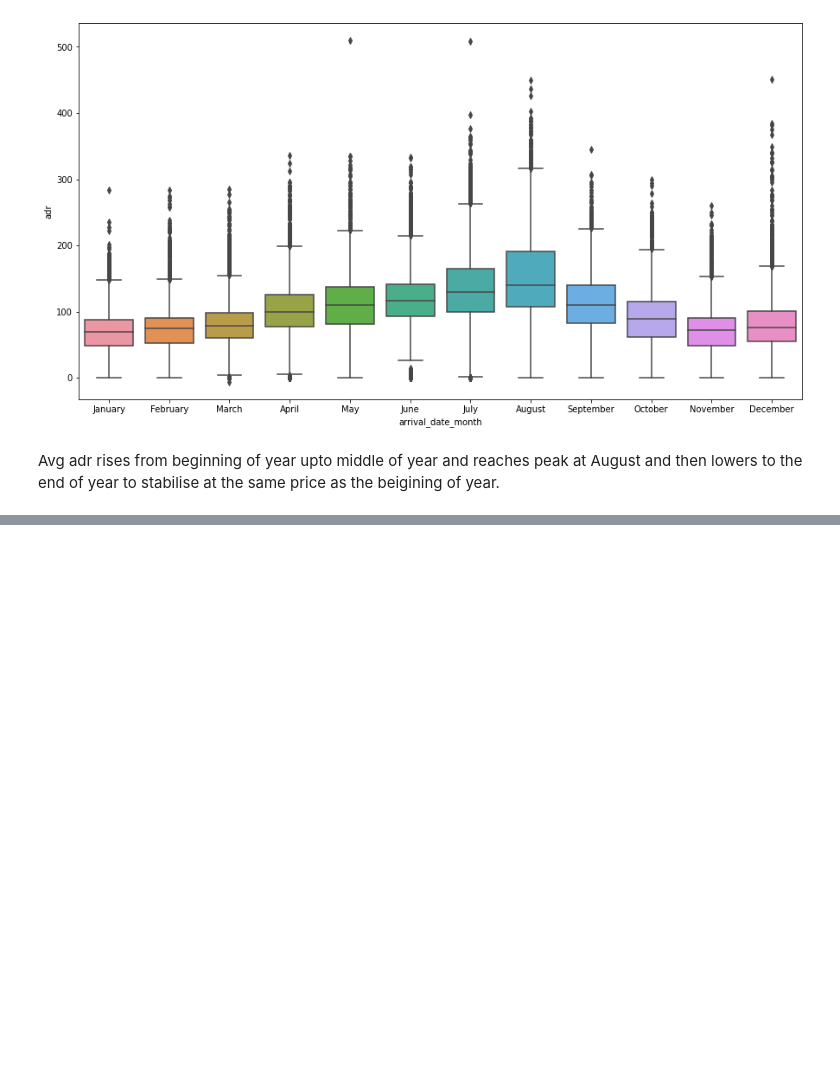
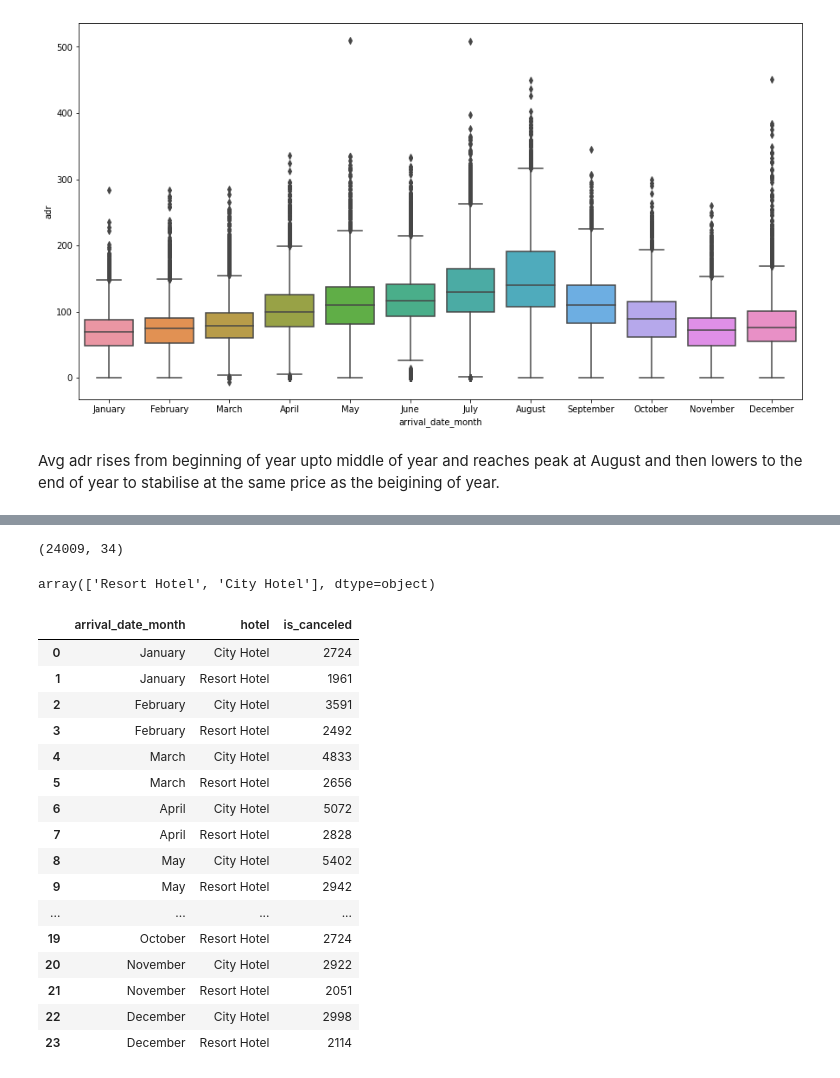
Before and after one commit to KrishnaNayik/Hotel-Booking-Analysis---Capstone-Project, a Jupyter notebook: Hotel_Booking_Analysis_Capstone_Project.ipynb, the cells around one changed output, grey strips where cells are left out. Drawn from its saved outputs; the diff is of its cells as text; code cells hidden in the pictures; blank space fills up the shorter version.

```diff
--- a/Hotel_Booking_Analysis_Capstone_Project.ipynb
+++ b/Hotel_Booking_Analysis_Capstone_Project.ipynb
@@ -775,0 +815,9 @@ Avg adr rises from beginning of year upto middle of year and reaches peak at Aug
+# %%
+cancellation=df1[df1['is_canceled']==1]
+cancellation.shape
+# %% [output]
+(24009, 34)
+# %%
+cancellation['hotel'].unique()
+# %% [output]
+array(['Resort Hotel', 'City Hotel'], dtype=object)
@@ -775,0 +827,20 @@ Avg adr rises from beginning of year upto middle of year and reaches peak at Aug
+# %%
+cancelled
+# %% [output]
+|  | arrival_date_month | hotel | is_canceled |
+| 0 | January | City Hotel | 2724 |
+| 1 | January | Resort Hotel | 1961 |
+| 2 | February | City Hotel | 3591 |
+| 3 | February | Resort Hotel | 2492 |
+| 4 | March | City Hotel | 4833 |
+| 5 | March | Resort Hotel | 2656 |
+| 6 | April | City Hotel | 5072 |
+| 7 | April | Resort Hotel | 2828 |
+| 8 | May | City Hotel | 5402 |
+| 9 | May | Resort Hotel | 2942 |
+| ... | ... | ... | ... |
+| 19 | October | Resort Hotel | 2724 |
+| 20 | November | City Hotel | 2922 |
+| 21 | November | Resort Hotel | 2051 |
+| 22 | December | City Hotel | 2998 |
+| 23 | December | Resort Hotel | 2114 |
```
Also changed, not shown: parts of 18 cells of this notebook.
